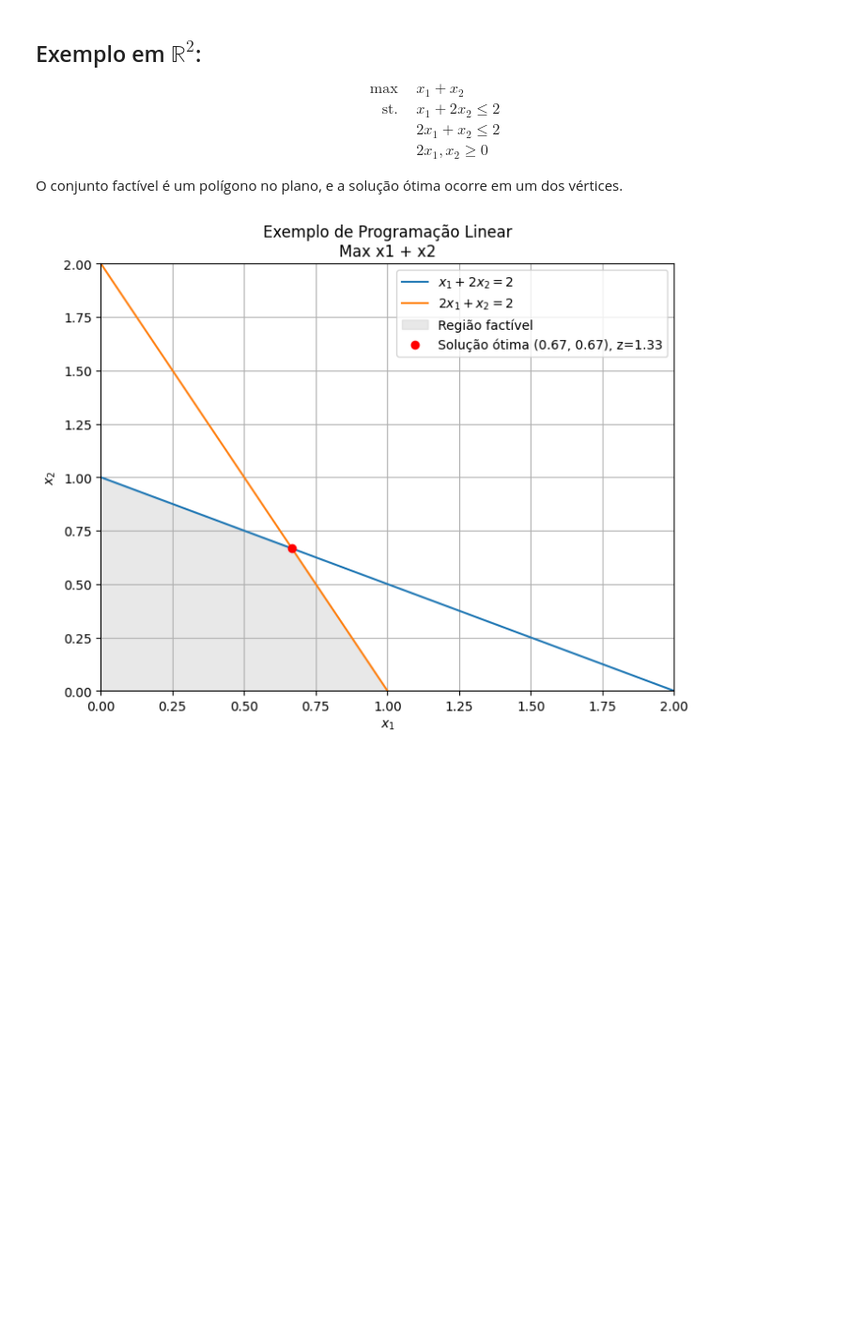
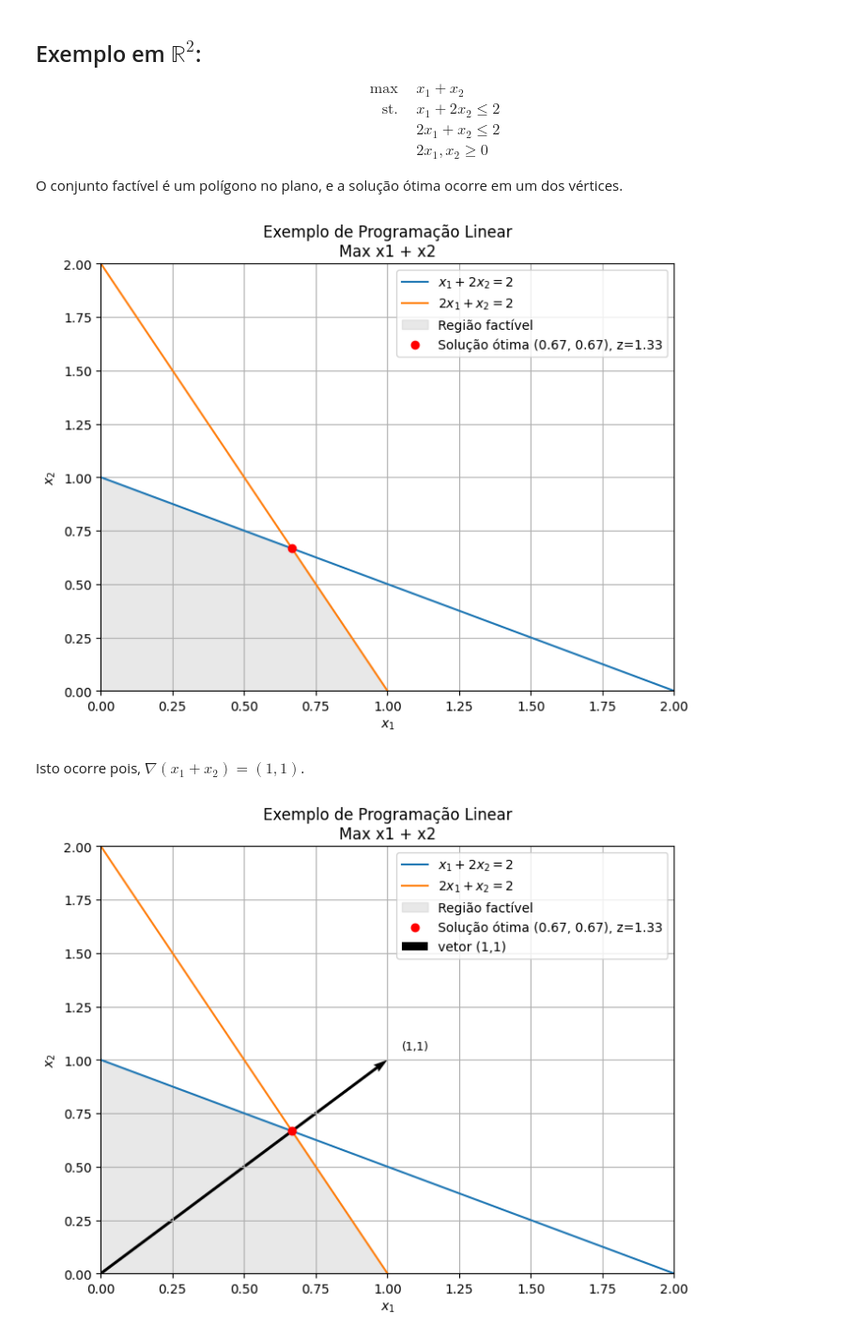
Before and after one commit to JunioCesarFerreira/AutonomousSystems_Optimization_and_DecisionMaking, a Jupyter notebook: 02-otimization/1.pl.ipynb, the cells around one changed output. Shown: that part at 94% size. Saved outputs shown, nothing was run; the diff lists cells and outputs as text; code cells hidden in the pictures; blank space fills up the shorter version.

```diff
--- a/02-otimization/1.pl.ipynb
+++ b/02-otimization/1.pl.ipynb
@@ -99,3 +99,57 @@ plt.grid(True)
 plt.show()
 # %% [output]
 [figure]
+# %% [markdown]
+Isto ocorre pois, $\nabla(x_1+x_2)=(1,1)$.
+# %%
+import numpy as np
+import matplotlib.pyplot as plt
+from scipy.optimize import linprog
+
+# Definição do problema
+c = [-1, -1]  # Negativo porque linprog minimiza
+A = [[1, 2], [2, 1]]
+b = [2, 2]
+x_bounds = (0, None)
+y_bounds = (0, None)
+
+# Resolver com linprog
+res = linprog(c, A_ub=A, b_ub=b, bounds=[x_bounds, y_bounds], method="highs")
+
+# Pegar a solução ótima
+x_opt, y_opt = res.x
+z_opt = x_opt + y_opt
+
+# Preparar grid para plot
+x = np.linspace(0, 2, 400)
+y1 = 1 - 0.5 * x     # da restrição x1 + 2x2 <= 2
+y2 = 2 - 2 * x       # da restrição 2x1 + x2 <= 2
+
+# Plot das restrições
+plt.figure(figsize=(8, 6))
+plt.plot(x, y1, label=r"$x_1 + 2x_2 = 2$")
+plt.plot(x, y2, label=r"$2x_1 + x_2 = 2$")
+
+# Região factível (preenchida)
+y3 = np.minimum(y1, y2)
+y3 = np.maximum(y3, 0)
+plt.fill_between(x, 0, y3, where=(y3>=0), color="lightgray", alpha=0.5, label="Região factível")
+
+# Ponto ótimo
+plt.plot(x_opt, y_opt, "ro", label=f"Solução ótima ({x_opt:.2f}, {y_opt:.2f}), z={z_opt:.2f}")
+
+# --- Vetor (1,1) ---
+plt.quiver(0, 0, 1, 1, angles='xy', scale_units='xy', scale=1, width=0.005, label="vetor (1,1)")
+plt.text(1+0.05, 1+0.05, "(1,1)", fontsize=9)
+
+# Ajustes de gráfico
+plt.xlim(0, 2)
+plt.ylim(0, 2)
+plt.xlabel(r"$x_1$")
+plt.ylabel(r"$x_2$")
+plt.title("Exemplo de Programação Linear\nMax x1 + x2")
+plt.legend()
+plt.grid(True)
+plt.show()
+# %% [output]
+[figure, added]
```
Also changed, not shown: parts of 1 cell of this notebook, 1 other file.
